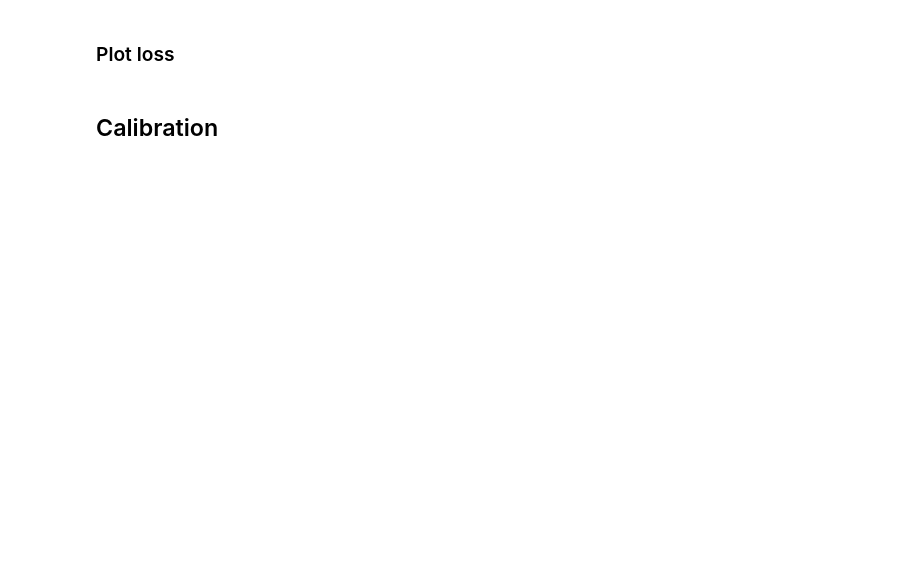
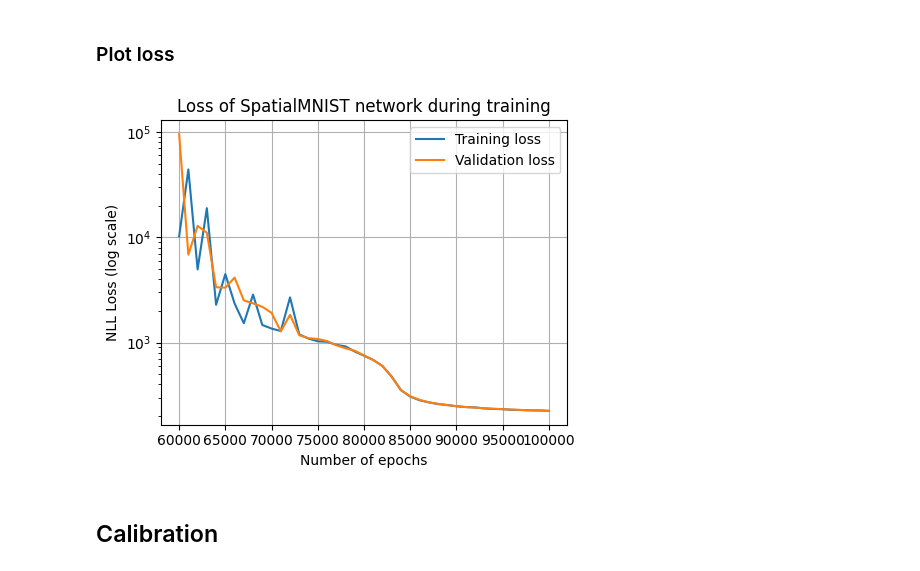
Before and after one commit to xiaoxiae/SurVAE-replication, a Jupyter notebook: spatial_mnist.ipynb, the cells around one changed output. Saved outputs shown, nothing was run; the diff lists cells and outputs as text; code cells hidden in the pictures; blank space fills up the shorter version.

Commit message:
SpatialMNIST training + small changes

```diff
--- a/spatial_mnist.ipynb
+++ b/spatial_mnist.ipynb
@@ -147,12 +42,13 @@ sv_smnist = SurVAE(
 # %%
 train_log = sv_smnist.train(
     dataset    = smnist_dataset,
-    batch_size = 1000,
-    test_size  = 100,
-    epochs     = 8_000,
+    batch_size = 200,
+    test_size  = 1_000,
+    epochs     = 100_000,
     lr         = 1e-3,
-    log_period = 400,
+    log_period = 1_000,
     show_tqdm  = True,
-    lr_decay_params = {'gamma': 0.95, 'step_size': 500},
-    # save_path = SAVE_PATH,
+    lr_decay_params = {'gamma': 0.97, 'step_size': 1_000},
+    save_path = SAVE_PATH,
+    record_std = True,
 )
@@ -168,15 +62,20 @@ loss_test = [m.testing_loss for m in train_log.values()]
 # %%
 plt.figure(figsize=(5, 4))
 
-plt.plot(times, loss_train, label='Training loss')
-plt.plot(times, loss_test, label='Validation loss')
+start_idx = 60
 
-plt.title('Loss of MNIST network during training')
+plt.plot(times[start_idx:], loss_train[start_idx:], label='Training loss')
+plt.plot(times[start_idx:], loss_test[start_idx:], label='Validation loss')
+
+plt.title('Loss of SpatialMNIST network during training')
 plt.xlabel('Number of epochs')
-plt.ylabel('NLL Loss')
+plt.ylabel('NLL Loss (log scale)')
 
 plt.grid()
-# plt.ylim(0, 1e17)
+plt.semilogy()
+# plt.ylim(0, 1e13)
 plt.legend()
 plt.tight_layout()
 plt.show()
+# %% [output]
+[figure, added]
```
Also changed, not shown: parts of 10 cells of this notebook, 16 other files.
